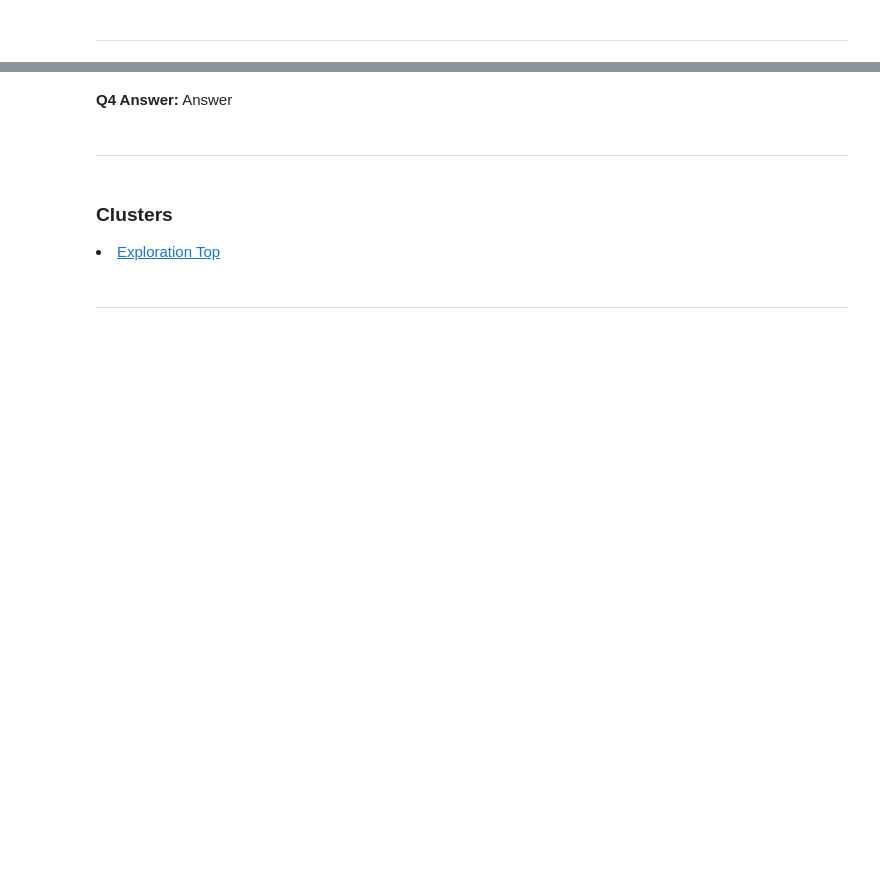
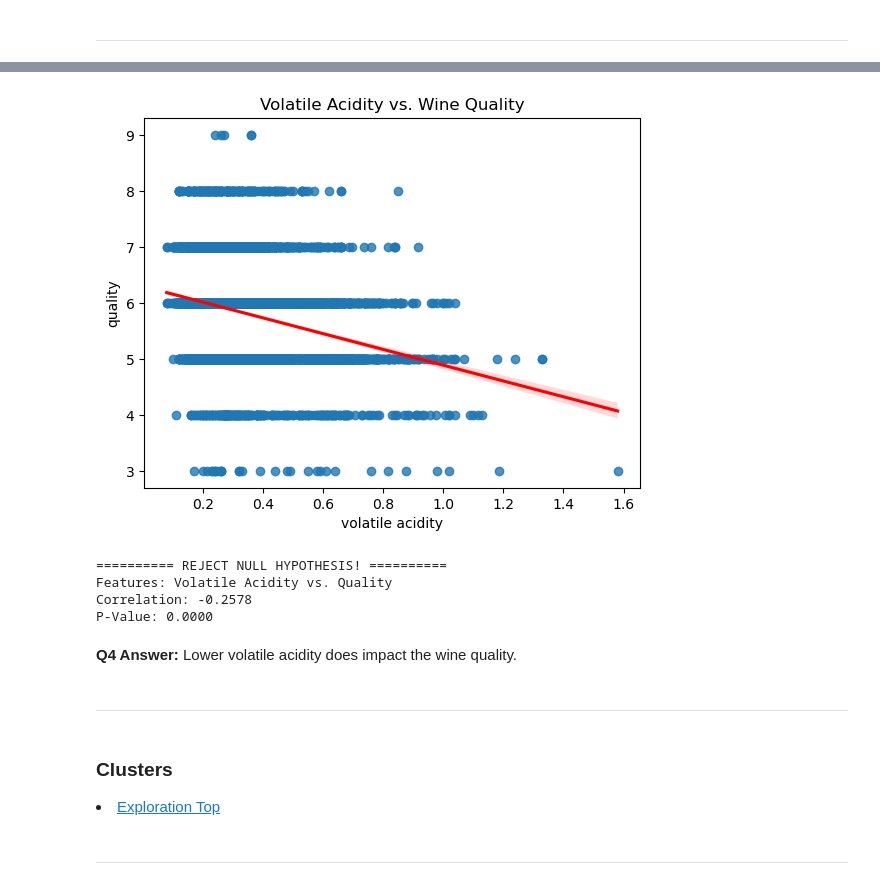
Before and after one commit to all-for-wine-andwine-for-all/all-for-wine-and-wine-for-all, a Jupyter notebook: final_report.ipynb, the cells around one changed output, grey strips where cells are left out. Cells and saved outputs as stored; diff of their text form; code cells hidden in the pictures; blank space fills up the shorter version.

```diff
--- a/final_report.ipynb
+++ b/final_report.ipynb
@@ -134,9 +176,20 @@ Obtain both the 'red' and 'white' wine datasets from <a href='https://data.world
 # %%
-# VISUAL HERE
+# From the 'final.py' file...
+# Get the regplot of volatile acidity vs. quality
+f.visual4()
+# %% [output]
+[figure, added]
 # %%
-# STATS HERE
+# From the 'final.py' file...
+# Get the statistics of volatile acidity vs. quality
+f.stat4()
+# %% [output]
+========== REJECT NULL HYPOTHESIS! ==========
+Features: Volatile Acidity vs. Quality
+Correlation: -0.2578
+P-Value: 0.0000
 # %% [markdown]
-<b>Q4 Answer:</b> Answer
+<b>Q4 Answer:</b> Lower volatile acidity does impact the wine quality.
 # %% [markdown]
 ---
 # %% [markdown]
```
Also changed, not shown: parts of 15 cells of this notebook.
